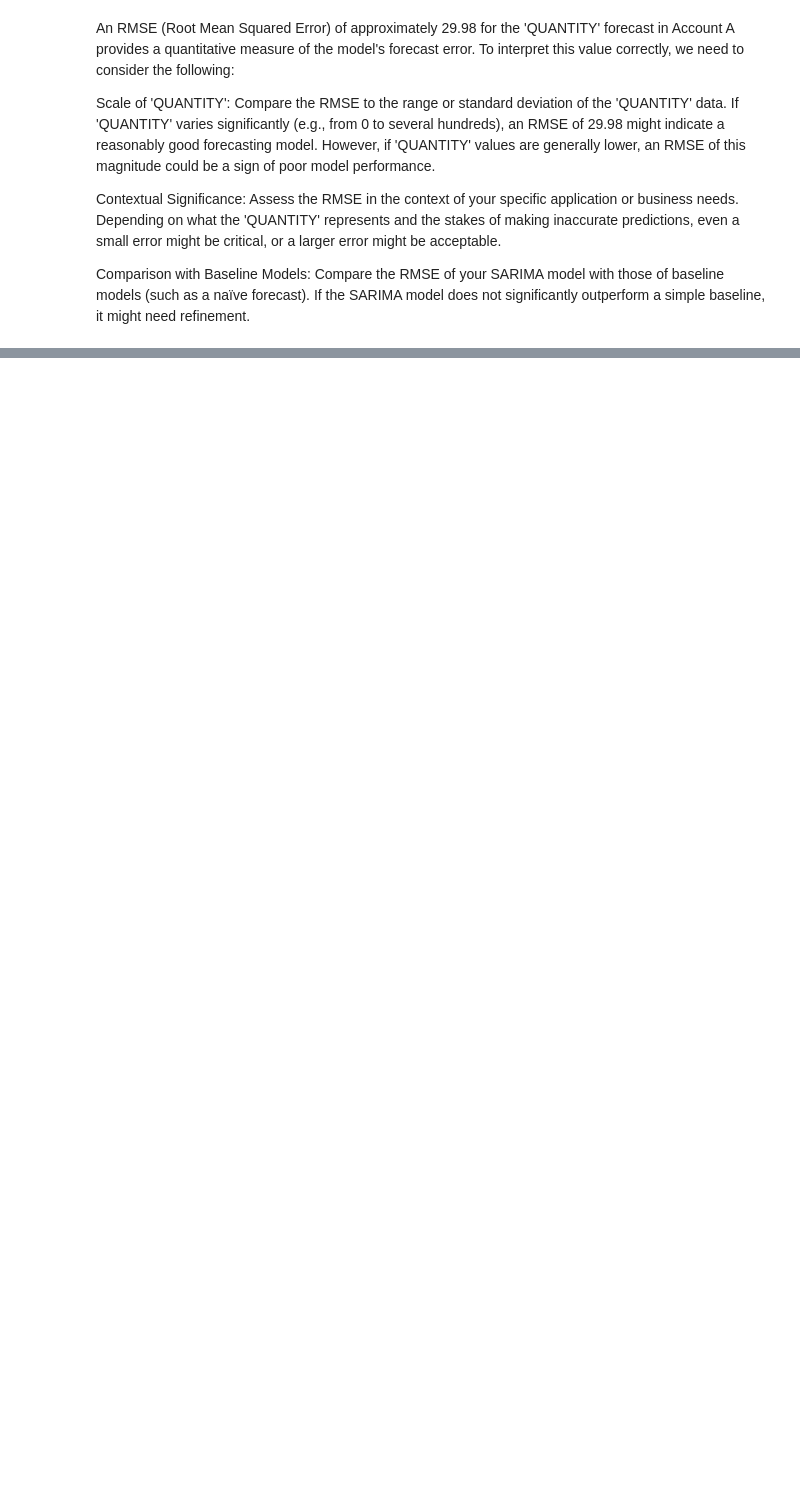
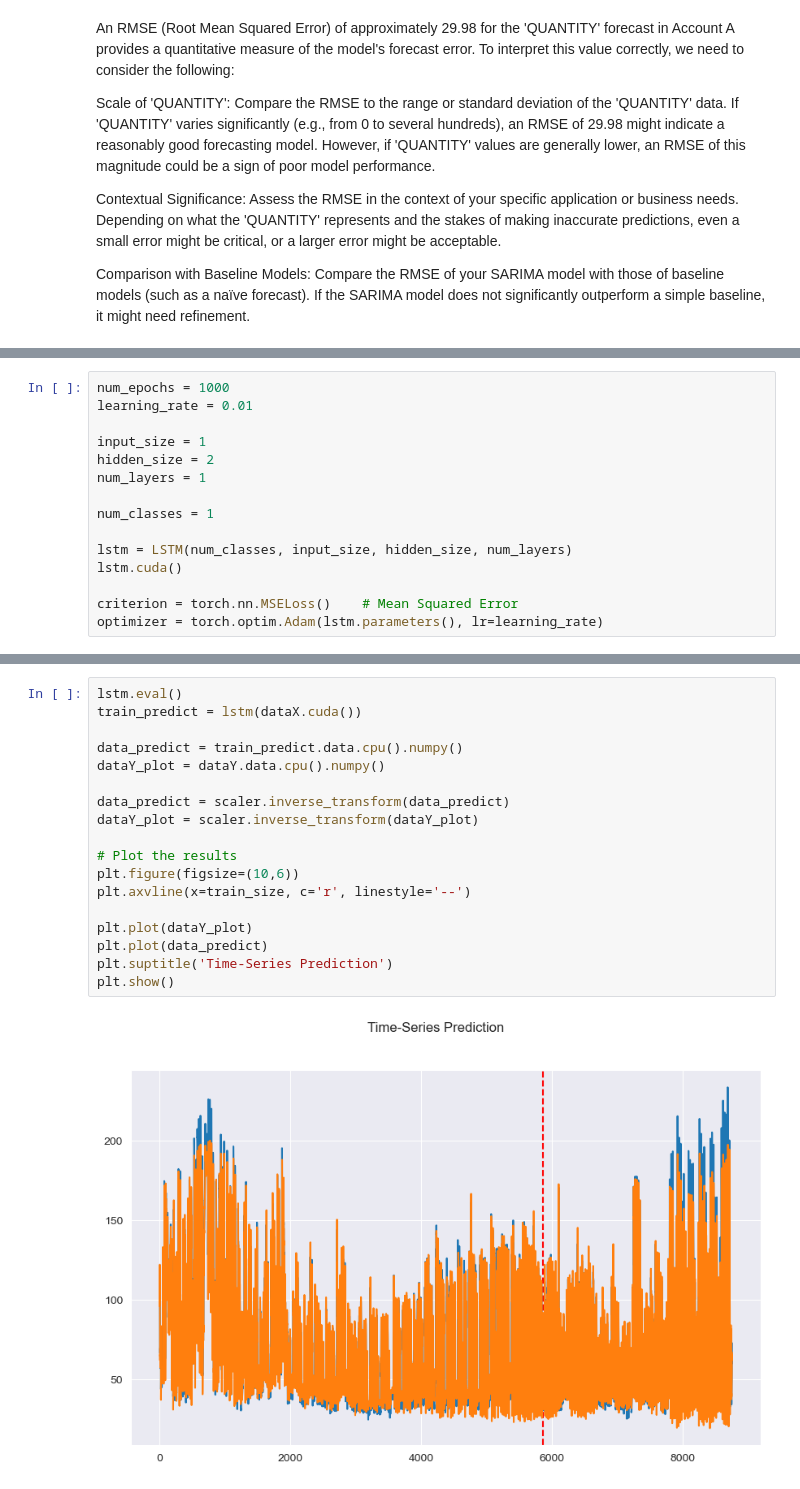
Before and after one commit to Hzsen/STAT4911_IGSEnergy, a Jupyter notebook: TSF.ipynb, the cells around one changed output, grey strips where cells are left out. Cells and saved outputs as stored; diff of their text form; blank space fills up the shorter version.

Commit message:
LSTM update

```diff
--- a/TSF.ipynb
+++ b/TSF.ipynb
@@ -455,0 +409,15 @@ RMSE for Account B: 36.71425900983574
+# %%
+num_epochs = 1000
+learning_rate = 0.01
+
+input_size = 1
+hidden_size = 2
+num_layers = 1
+
+num_classes = 1
+
+lstm = LSTM(num_classes, input_size, hidden_size, num_layers)
+lstm.cuda()
+
+criterion = torch.nn.MSELoss()    # Mean Squared Error
+optimizer = torch.optim.Adam(lstm.parameters(), lr=learning_rate)
@@ -455,0 +449,20 @@ RMSE for Account B: 36.71425900983574
+# %%
+lstm.eval()
+train_predict = lstm(dataX.cuda())
+
+data_predict = train_predict.data.cpu().numpy()
+dataY_plot = dataY.data.cpu().numpy()
+
+data_predict = scaler.inverse_transform(data_predict)
+dataY_plot = scaler.inverse_transform(dataY_plot)
+
+# Plot the results
+plt.figure(figsize=(10,6))
+plt.axvline(x=train_size, c='r', linestyle='--')
+
+plt.plot(dataY_plot)
+plt.plot(data_predict)
+plt.suptitle('Time-Series Prediction')
+plt.show()
+# %% [output]
+[figure, added]
```
Also changed, not shown: parts of 10 cells of this notebook, 1 other file.
